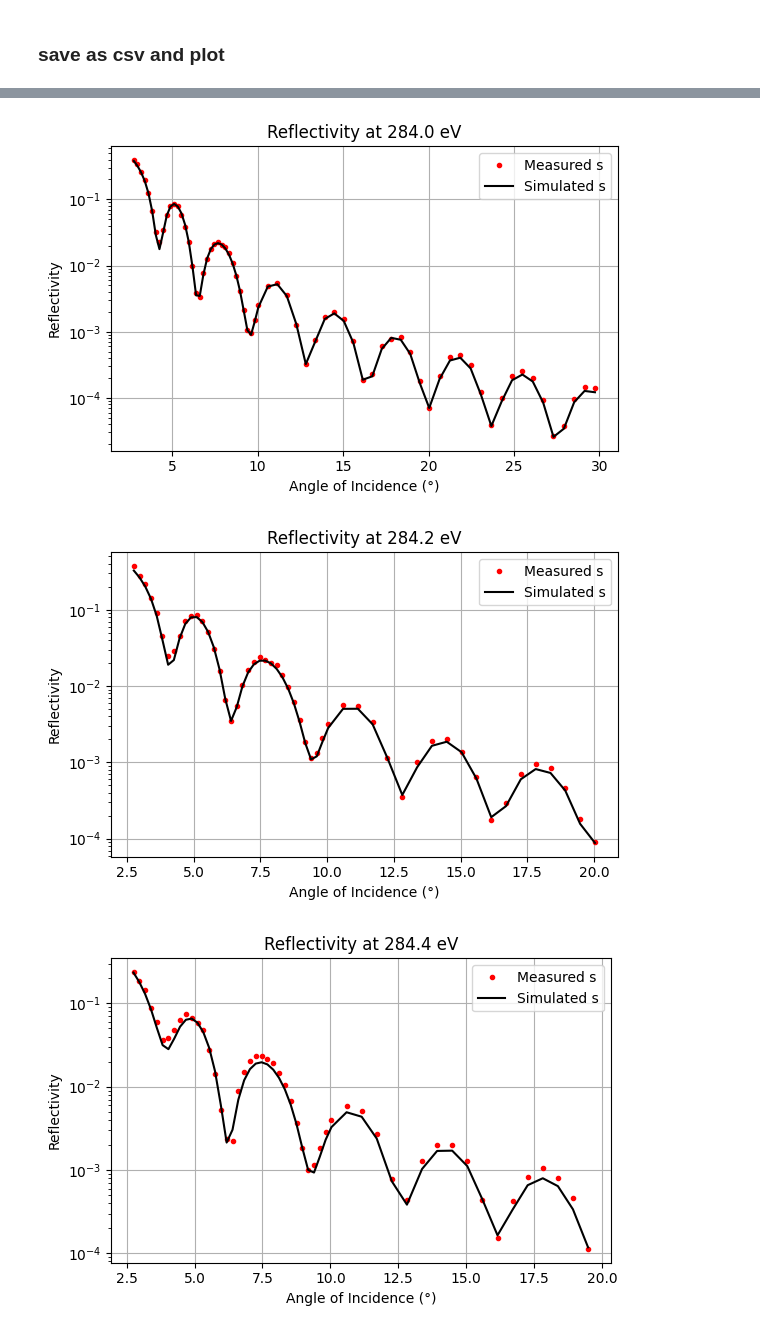
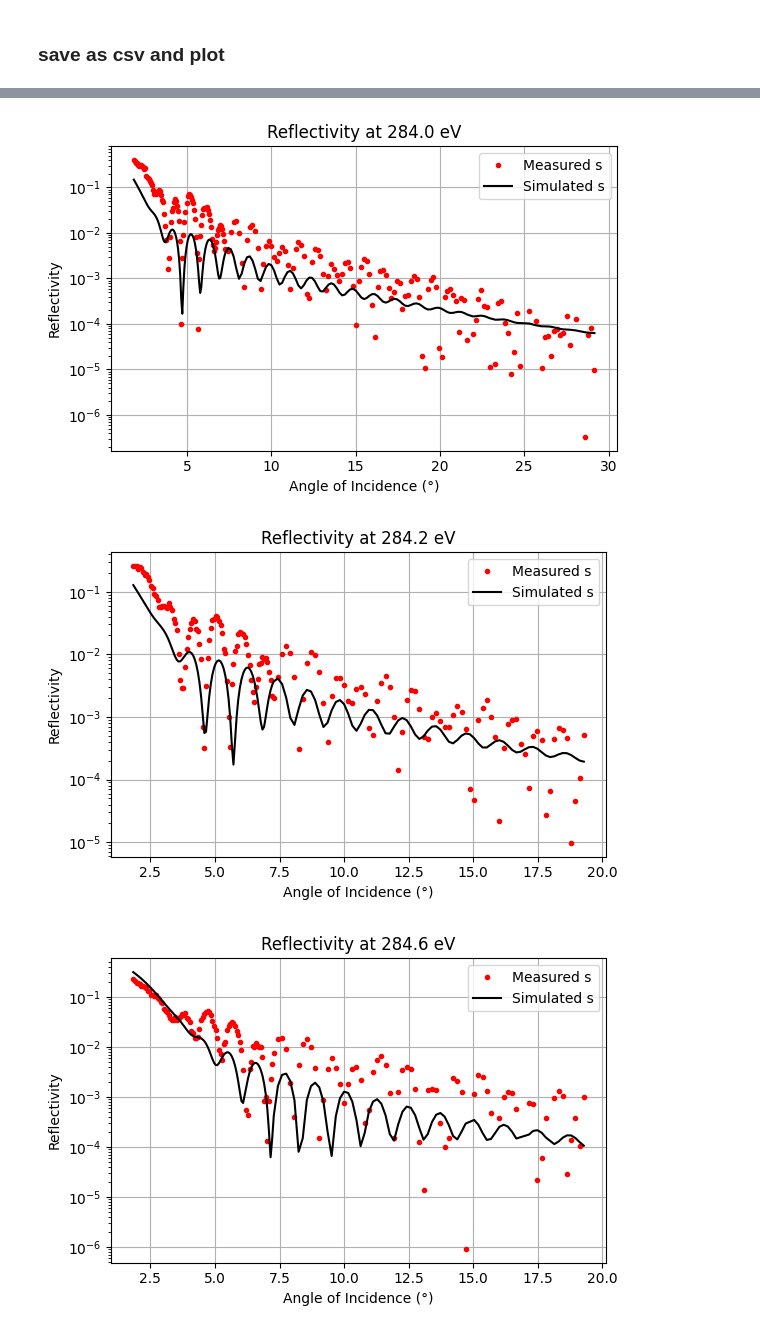
Before and after one commit to kasandrle/XRR_modeling, a Jupyter notebook: notebooks/do_fit.ipynb, the cells around one changed output, grey strips where cells are left out. Drawn from its saved outputs; the diff is of its cells as text; code cells hidden in the pictures.

```diff
--- a/notebooks/do_fit.ipynb
+++ b/notebooks/do_fit.ipynb
@@ -26,8 +26,8 @@ import matrixmethod.mm_numba as mm #https://github.com/mikapfl/matrixmethod
 
 
 # Sample and path configuration
-sample_name = 'SOG1'
-path = '/home/kas/Projects/XRR_photoresist/Underlayer/XRR/reduced'
+sample_name = '2layers'
+path = '../data/'
 
 # Filter relevant CSV files
 onlyfiles_keys = [
@@ -162,25 +161,15 @@ Layer          |   Thick. :            Bounds |   Rough. :            Bounds |
 # %%
 def custom_sigma(R, model):
     return model.keys['a'] * R**2 + model.keys['b'] * R + model.keys['c']
-
-n_array_extended = np.array([0.00330324, 0.00153225, 0.00124192, 0.00128683, 0.00163173, 0.00225538,
- 0.00162125, 0.00155235, 0.00152392, 0.00158065, 0.00165629, 0.00169411])
-k_array_extended = np.array([0.0009146,  0.00074802, 0.00076755, 0.00108959, 0.0034848,  0.00093251,
- 0.00077549, 0.00108272, 0.00153512, 0.00162997, 0.00175643, 0.00181966])
 
 
 model = ReflectivityModel(
     energy_pol_uni=energy_pol_uni,
     layers=[
-        LayerSpec("SOG")
-            .fit_thickness(35, delta=5)
-            .fit_roughness(0.009, bounds=(0, 1))
-            .fit_nk_from_material('SiO4C8H20', energy_pol_uni, bounds_n=(-0.01, 0.01), bounds_k=(0, 0.1), density=1.7),
-            #.fit_nk_array( n_array_extended, k_array_extended, delta_n=0.01, bounds_k=(0, 0.1)),
-        #LayerSpec("SOC")
-        #    .fit_thickness(95, delta=7)
-        #    .fit_roughness(0.01, bounds=(0, 2))
-        #    .fit_nk_from_material('SiO4C8H20', energy_pol_uni, bounds_n=(-0.01, 0.01), bounds_k=(0, 0.01), density=2.5),
+        LayerSpec("UL")
+            .fit_thickness(95, delta=7)
+            .fit_roughness(0.01, bounds=(0, 2))
+            .fit_nk_from_material('SiO4C8H20', energy_pol_uni, bounds_n=(-0.01, 0.01), bounds_k=(0, 0.01), density=2.5),
         LayerSpec("oxide")
             .fixed_thickness(1.1)
             .fixed_roughness(0.01)
@@ -252,7 +253,7 @@ res = differential_evolution(
     tol=1e-6,                  # convergence tolerance
     mutation=(0.5, 1.0),       # mutation range
     recombination=0.7,         # crossover probability
-    polish=False,               # refine with local search at the end
+    polish=True,               # refine with local search at the end
     disp=True,                  # print progress
     workers=39,
     #x0=x0
@@ -403,7 +403,7 @@ print("\n🔧 Fitted Parameters:")
 for name, value in zip(all_keys, x_opt):
     print(f"{name} : {value:.6f}")
 
-nk_E, R_E, chi_E, chi_total = objective_model_fit(
+nk_E, R_E, chi_E, chi_total = objective.objective_model_fit(
     res.x, model, combined_df, return_all=True
 )
 
@@ -455,3 +455,3 @@ rough_SOG : 0.000001
-[figure, old version]
+[figure, new version]
-[figure, old version]
+[figure, new version]
-[figure, old version]
+[figure, new version]
```
Also changed, not shown: parts of 10 cells of this notebook, 9 other files.
